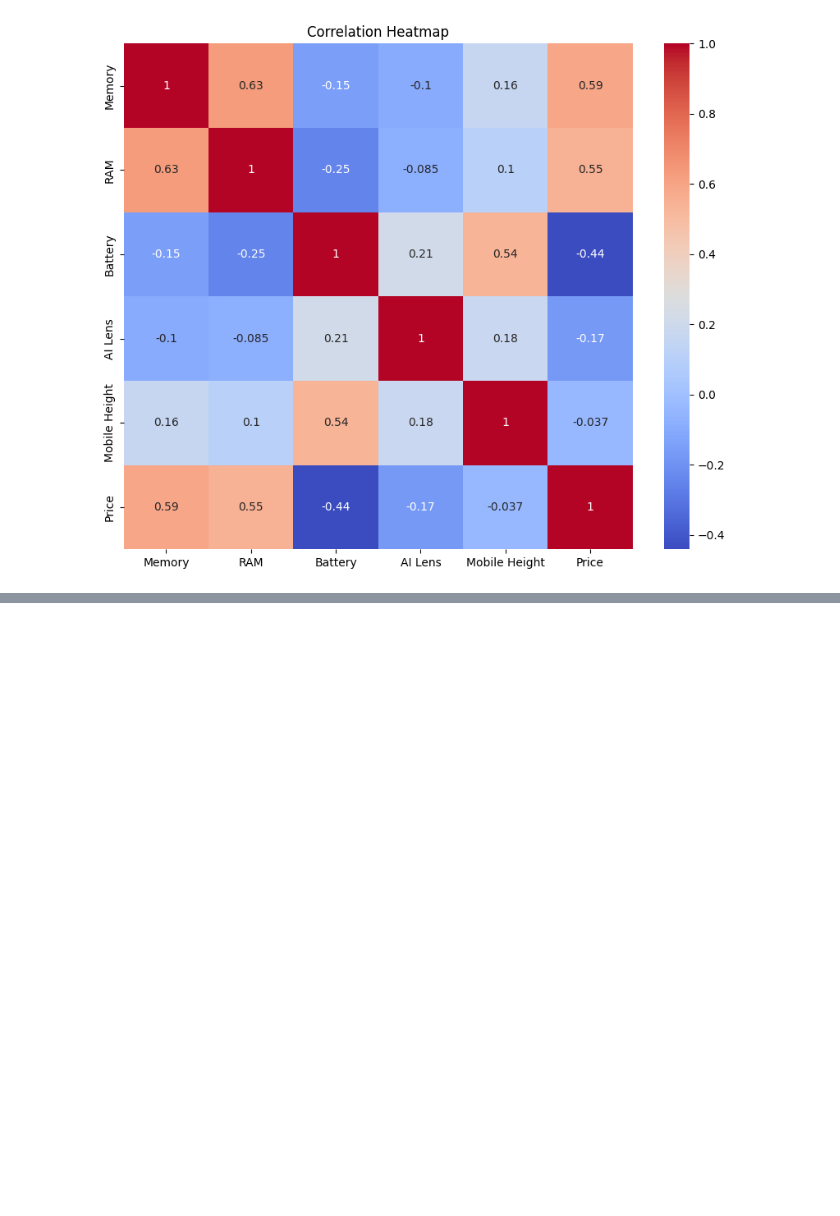
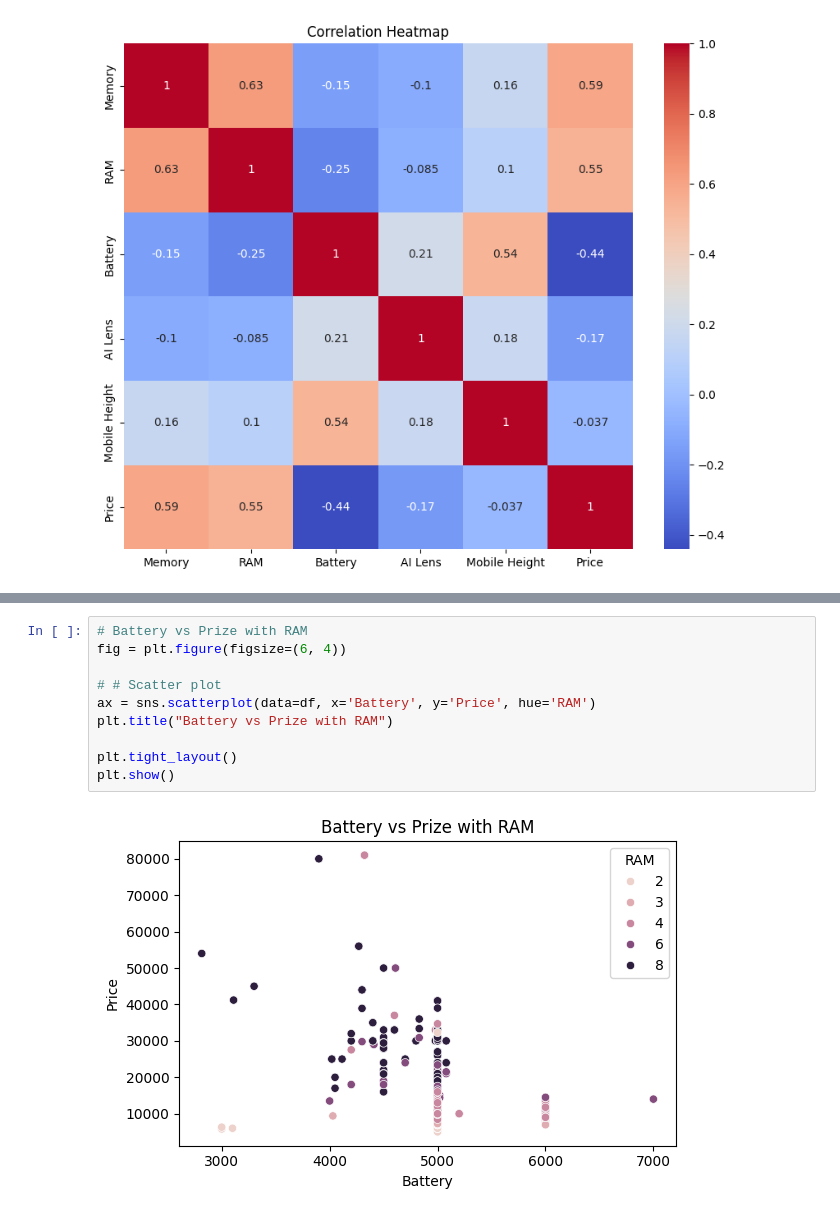
Before and after one commit to sanskar127/project4-nhis, a Jupyter notebook: analysis.ipynb, the cells around one changed output, grey strips where cells are left out. Drawn from its saved outputs; the diff is of its cells as text; blank space fills up the shorter version.

```diff
--- a/analysis.ipynb
+++ b/analysis.ipynb
@@ -479,0 +498,12 @@ plt.show()
+# %%
+# Battery vs Prize with RAM
+fig = plt.figure(figsize=(6, 4))
+
+# # Scatter plot
+ax = sns.scatterplot(data=df, x='Battery', y='Price', hue='RAM')
+plt.title("Battery vs Prize with RAM")
+
+plt.tight_layout()
+plt.show()
+# %% [output]
+[figure, added]
```
Also changed, not shown: parts of 14 cells of this notebook.
